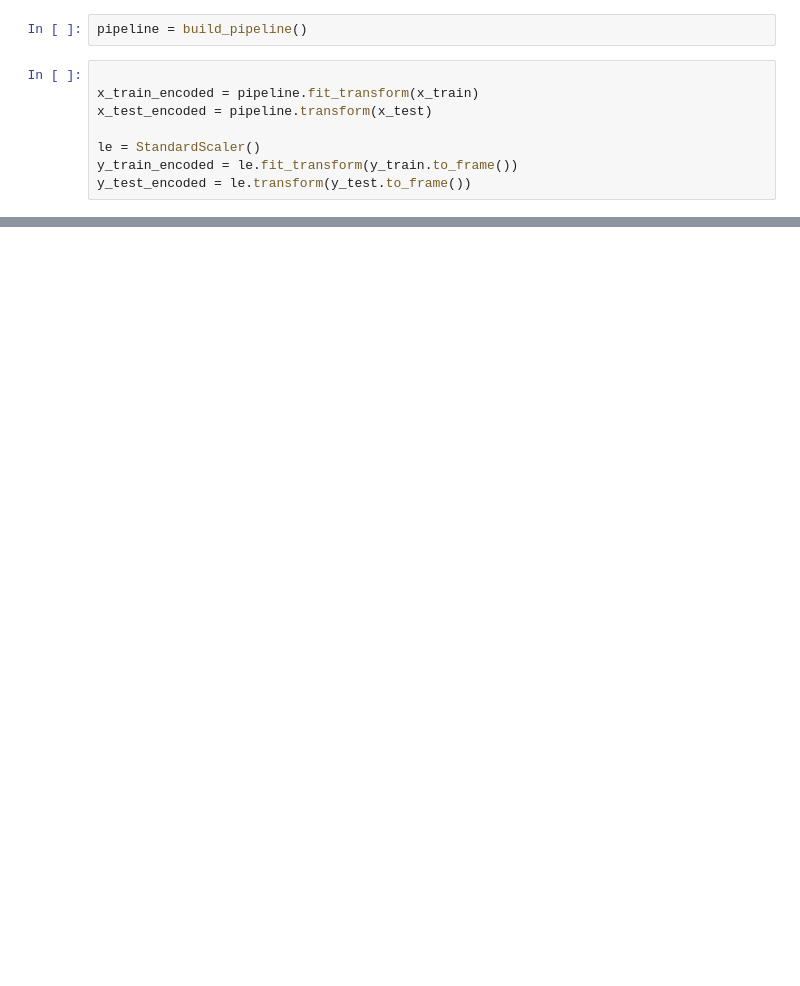
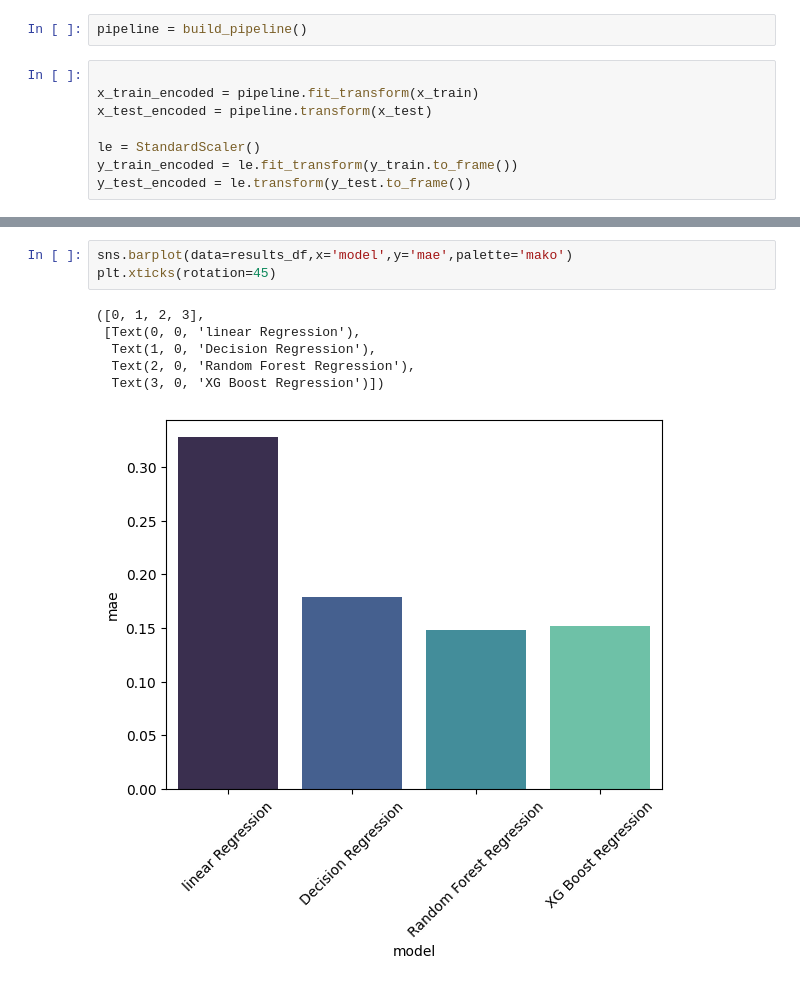
Before and after one commit to yashpawar-99/agripredict-ai, a Jupyter notebook: notebooks/crop_yeild_prediction.ipynb, the cells around one changed output, grey strips where cells are left out. Drawn from its saved outputs; the diff is of its cells as text; blank space fills up the shorter version.

```diff
--- a/notebooks/crop_yeild_prediction.ipynb
+++ b/notebooks/crop_yeild_prediction.ipynb
@@ -455,0 +418,10 @@ Samples (n): 9898, Features (k): 208
+# %%
+sns.barplot(data=results_df,x='model',y='mae',palette='mako')
+plt.xticks(rotation=45)
+# %% [output]
+([0, 1, 2, 3],
+ [Text(0, 0, 'linear Regression'),
+  Text(1, 0, 'Decision Regression'),
+  Text(2, 0, 'Random Forest Regression'),
+  Text(3, 0, 'XG Boost Regression')])
+[figure, added]
```
Also changed, not shown: parts of 33 cells of this notebook, 8 other files.
